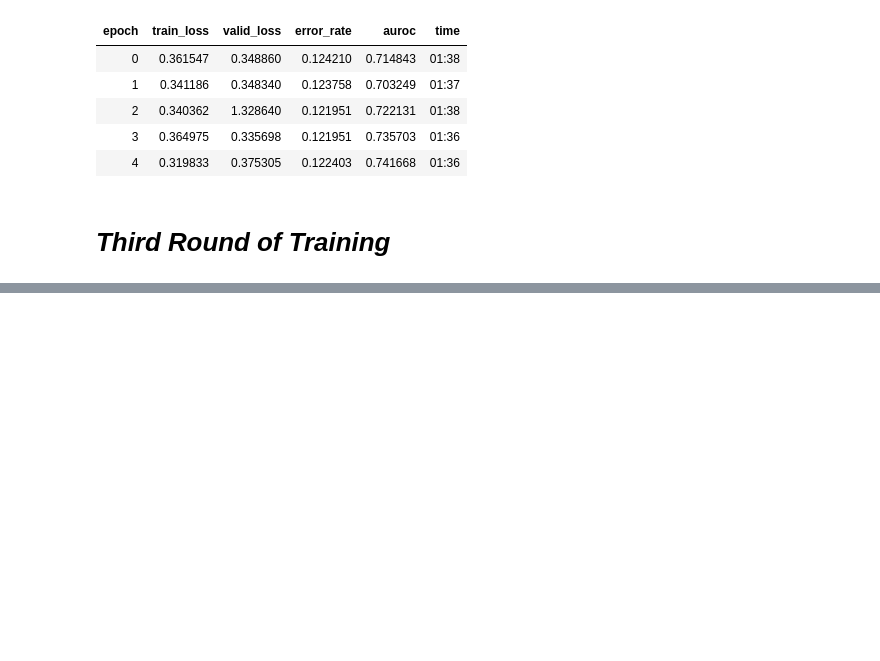
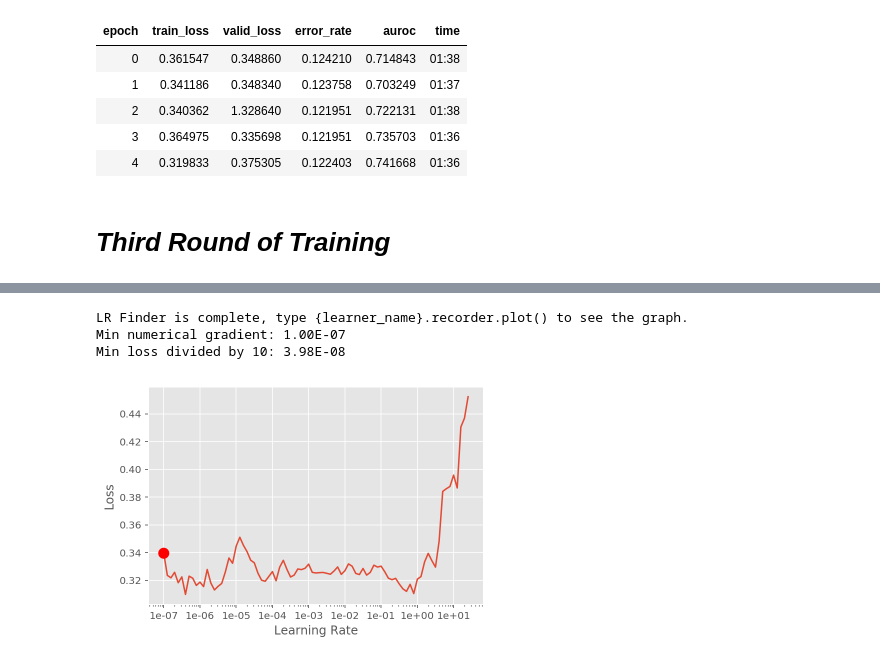
Before and after one commit to earny-joe/Springboard-DS-Portfolio, a Jupyter notebook: capstone_2/trial17_cardiomegaly_with_script.ipynb, the cells around one changed output, grey strips where cells are left out. Cells and saved outputs as stored; diff of their text form; code cells hidden in the pictures; blank space fills up the shorter version.

```diff
--- a/capstone_2/trial17_cardiomegaly_with_script.ipynb
+++ b/capstone_2/trial17_cardiomegaly_with_script.ipynb
@@ -246,0 +245,7 @@ learn.save('trial17-rd2')
+# %%
+# load the previous weights
+learn.load('trial17-rd2');
+# %%
+# find appropriate learning rate
+deeplearning.lr_finder_plot(learn)
+# %% [output]
@@ -246,0 +253,4 @@ learn.save('trial17-rd2')
+LR Finder is complete, type {learner_name}.recorder.plot() to see the graph.
+Min numerical gradient: 1.00E-07
+Min loss divided by 10: 3.98E-08
+[figure, added]
```
Also changed, not shown: parts of 33 cells of this notebook, 3 other files.
